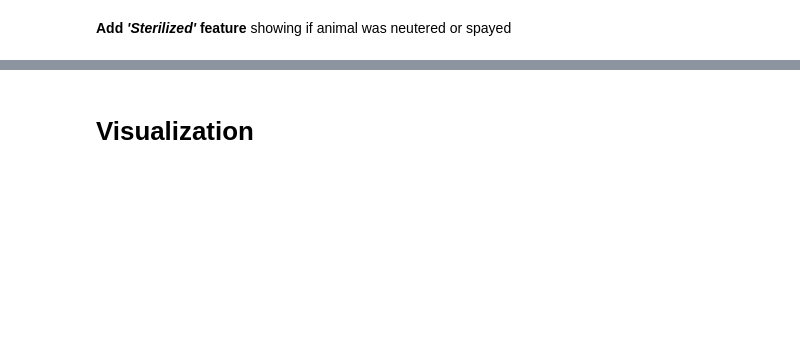
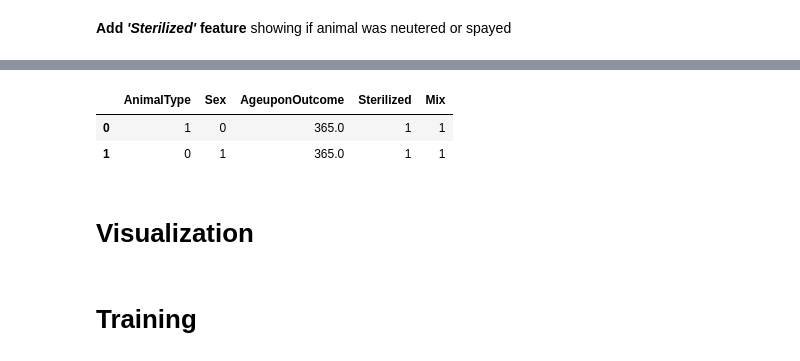
Before and after one commit to sandpiturtle/MLSummerSchool, a Jupyter notebook: Animals.ipynb, the cells around one changed output, grey strips where cells are left out. Saved outputs shown, nothing was run; the diff lists cells and outputs as text; code cells hidden in the pictures; blank space fills up the shorter version.

```diff
--- a/Animals.ipynb
+++ b/Animals.ipynb
@@ -109,10 +119,10 @@ def preprocess_df(df):
 # %%
-outcome_encoder = preprocessing.LabelEncoder()
+outcome_encoder = LabelEncoder()
 train.OutcomeType = outcome_encoder.fit_transform(train.OutcomeType)
 
 preprocess_df(train)
 preprocess_df(test)
 
-display(train.head())
-display(test.head())
+#display(train.head(2))
+#display(test.head(2))
 # %% [output]
@@ -238,2 +133,11 @@ train.head()
+# %%
+fetures = ['AnimalType', 'Sex', 'AgeuponOutcome', 'Sterilized', 'Mix']
+X = train[fetures] #, 'BreedFrequency'
+y = train['OutcomeType']
+X.head(2)
+# %% [output]
+|  | AnimalType | Sex | AgeuponOutcome | Sterilized | Mix |
+| 0 | 1 | 0 | 365.0 | 1 | 1 |
+| 1 | 0 | 1 | 365.0 | 1 | 1 |
 # %% [markdown]
 # Visualization
@@ -239,0 +148,2 @@ train.head()
+# %% [markdown]
+# Training
```
Also changed, not shown: parts of 43 cells of this notebook.
